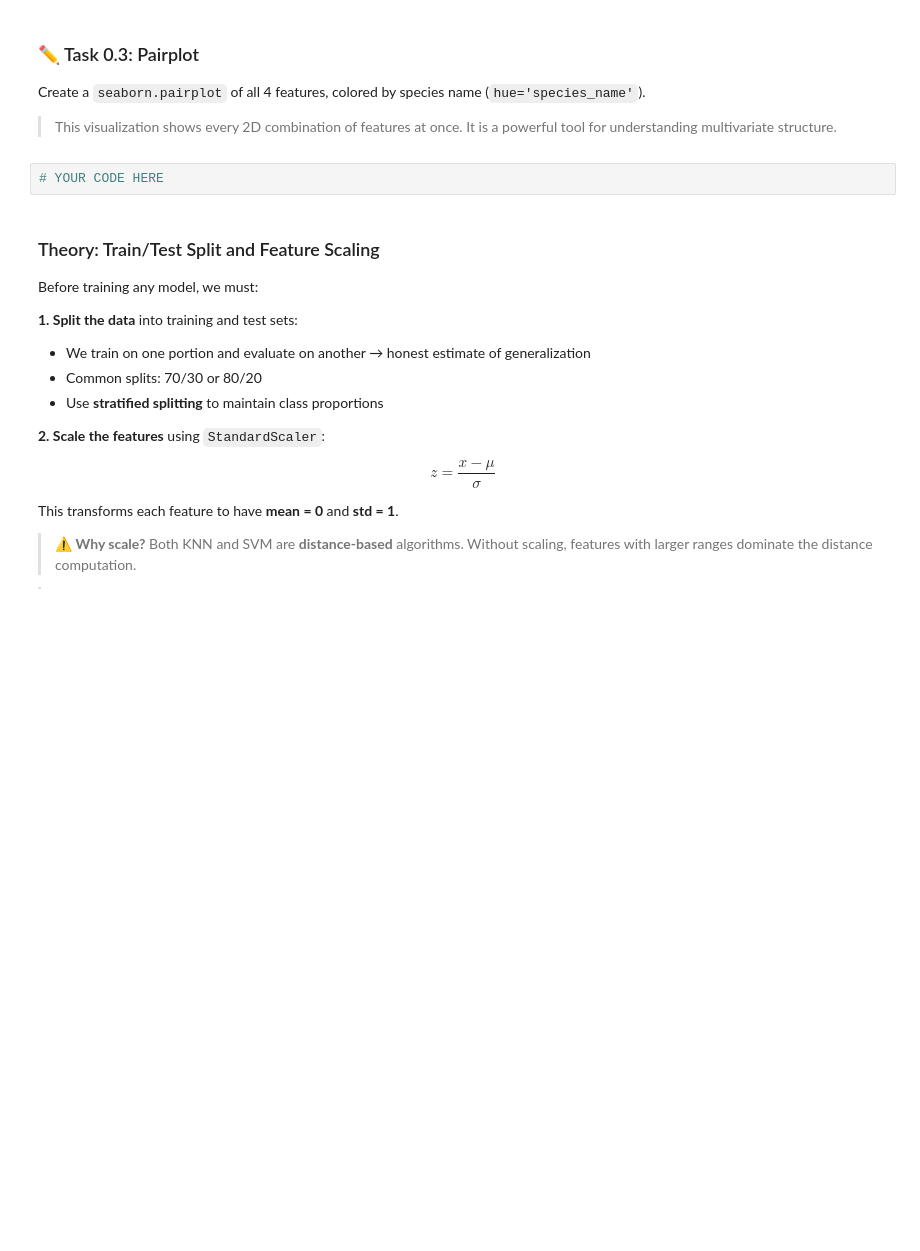
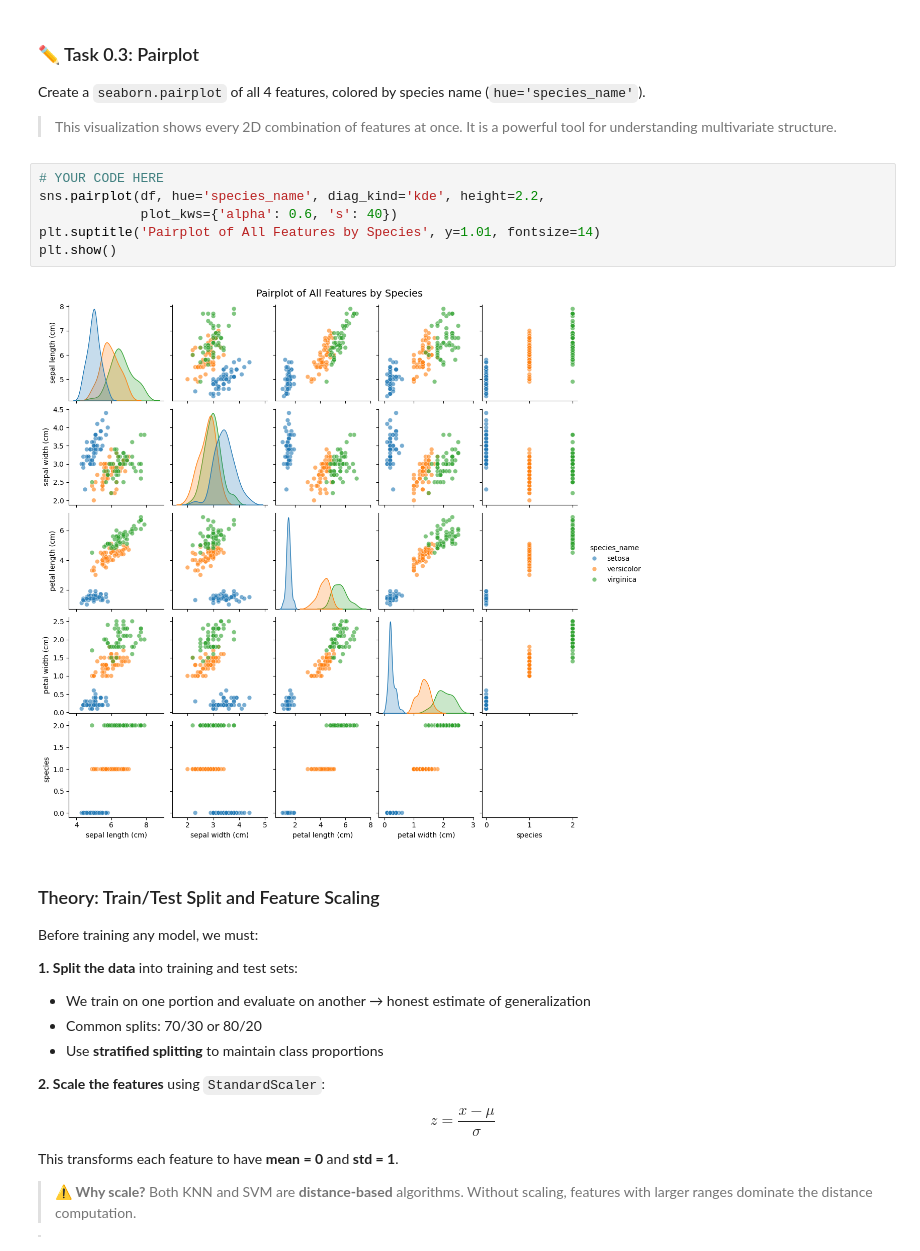
Before and after one commit to simone-cavallaro/Machine-Learning, a Jupyter notebook: Lab 5/KNN_SVM_KMEANS.ipynb, the cells around one changed output. Saved outputs shown, nothing was run; the diff lists cells and outputs as text; blank space fills up the shorter version.

```diff
--- a/Lab 5/KNN_SVM_KMEANS.ipynb
+++ b/Lab 5/KNN_SVM_KMEANS.ipynb
@@ -92,6 +156,12 @@ Create a `seaborn.pairplot` of all 4 features, colored by species name (`hue='sp
 > This visualization shows every 2D combination of features at once. It is a powerful tool for understanding multivariate structure.
 # %%
 # YOUR CODE HERE
+sns.pairplot(df, hue='species_name', diag_kind='kde', height=2.2,
+             plot_kws={'alpha': 0.6, 's': 40})
+plt.suptitle('Pairplot of All Features by Species', y=1.01, fontsize=14)
+plt.show()
+# %% [output]
+[figure, added]
 # %% [markdown]
 ### Theory: Train/Test Split and Feature Scaling
 
```
Also changed, not shown: parts of 13 cells of this notebook.
